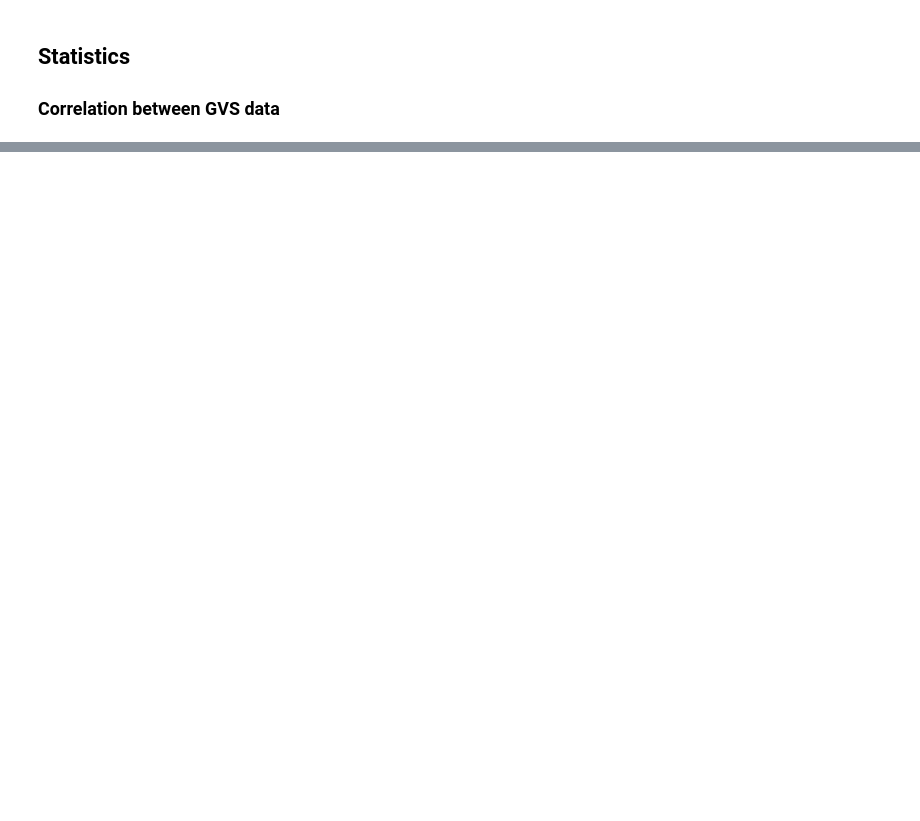
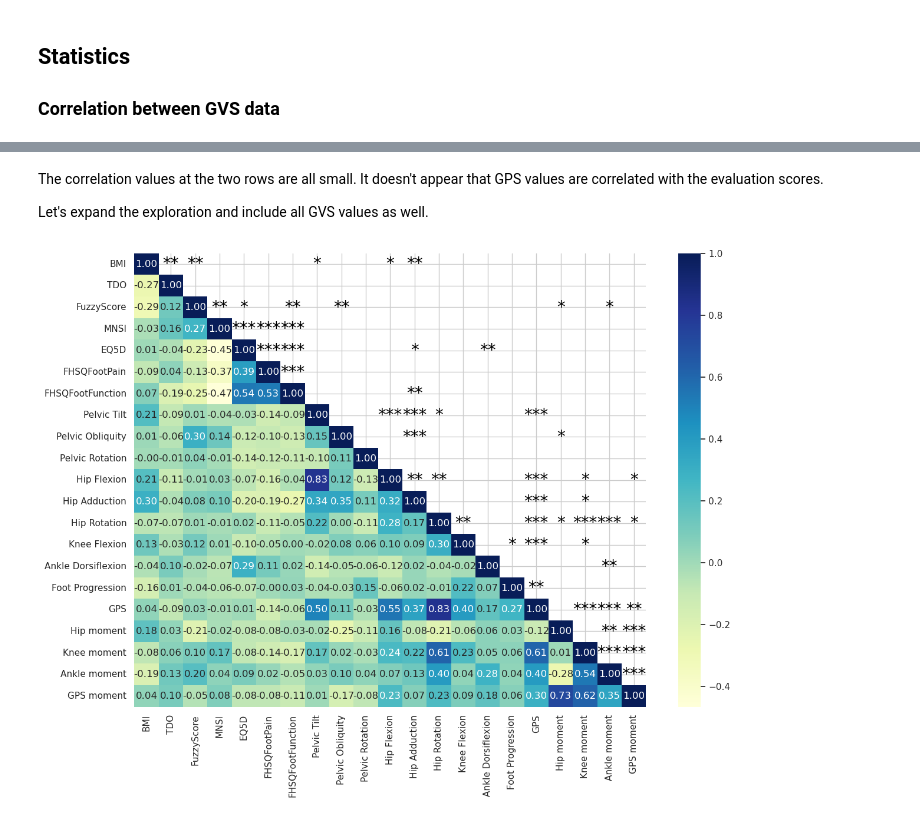
Before and after one commit to demotu/gait_score, a Jupyter notebook: notebooks/gps.ipynb, the cells around one changed output, grey strips where cells are left out. Saved outputs shown, nothing was run; the diff lists cells and outputs as text; code cells hidden in the pictures; blank space fills up the shorter version.

```diff
--- a/notebooks/gps.ipynb
+++ b/notebooks/gps.ipynb
@@ -483,0 +532,11 @@ plt.show()
+# %% [markdown]
+The correlation values at the two rows are all small. It doesn't appear that GPS values are correlated with the evaluation scores.
+
+Let's expand the exploration and include all GVS values as well.
+# %%
+df = pd.concat([info[['BMI', 'TDO', 'FuzzyScore', 'MNSI', 'EQ5D', 'FHSQFootPain', 'FHSQFootFunction']],
+                gvs_all], axis=1)
+
+corr_heatmap(df, method='pearson')
+# %% [output]
+[figure, added]
```
Also changed, not shown: parts of 22 cells of this notebook, 7 other files.
